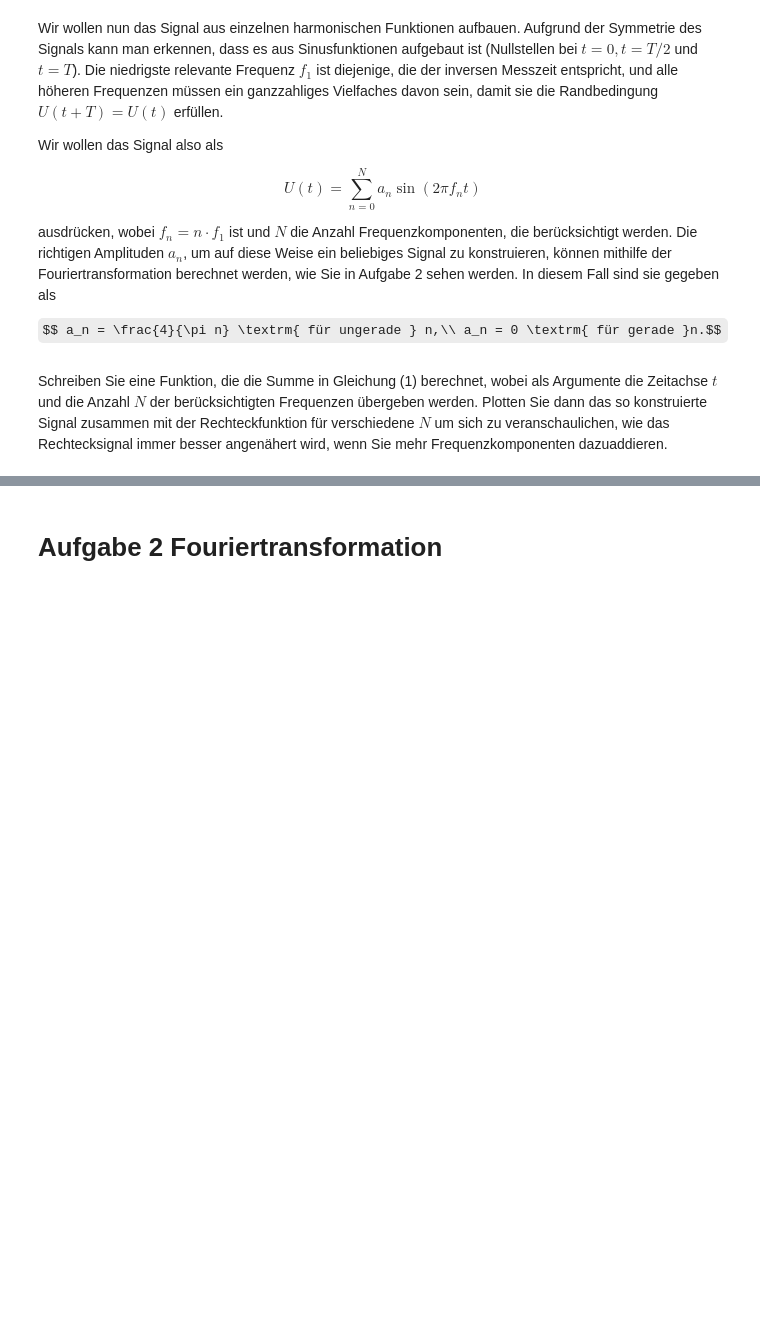
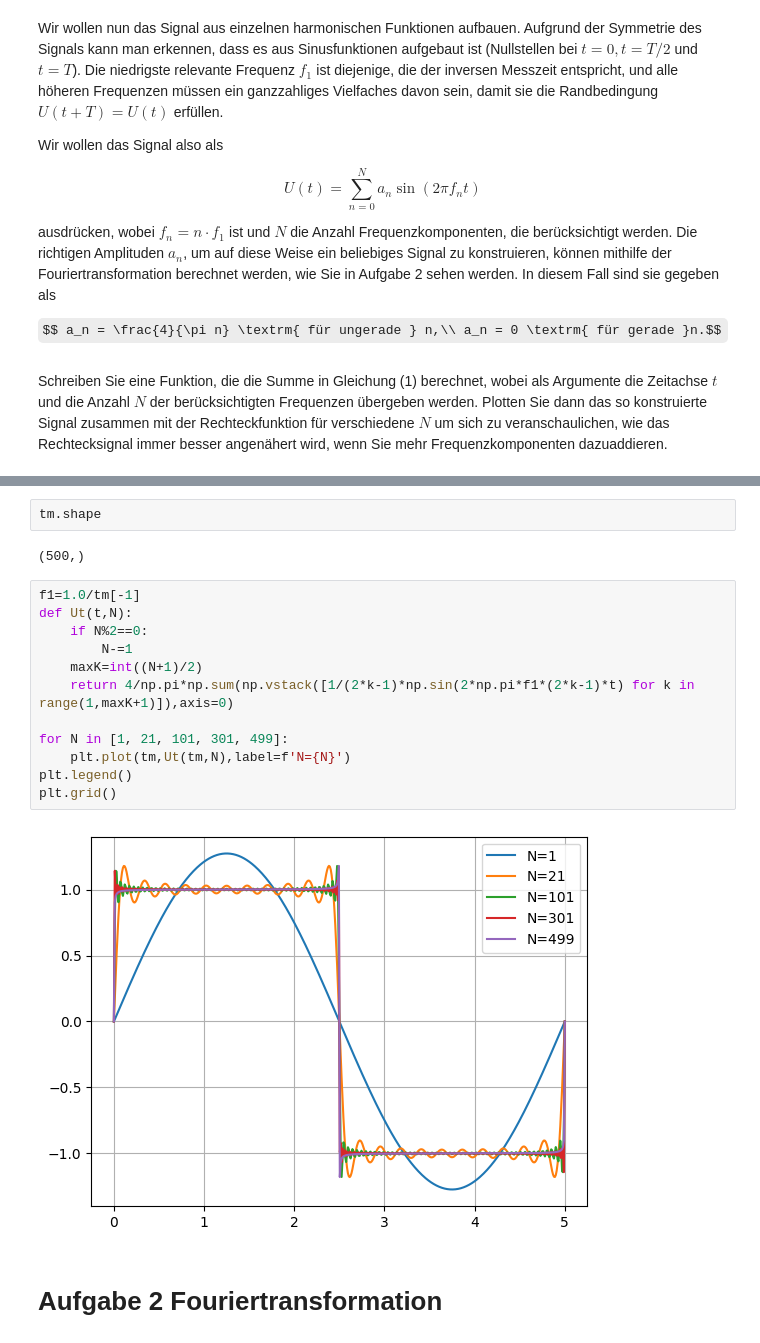
Before and after one commit to nundee/PatuAufgaben, a Jupyter notebook: Woche6/Aufgabenblatt _6.ipynb, the cells around one changed output, grey strips where cells are left out. Cells and saved outputs as stored; diff of their text form; some formulas as TeX source; blank space fills up the shorter version.

```diff
--- a/Woche6/Aufgabenblatt _6.ipynb
+++ b/Woche6/Aufgabenblatt _6.ipynb
@@ -45,3 +62,21 @@ Schreiben Sie eine Funktion, die die Summe in Gleichung (1) berechnet, wobei als
+# %%
+tm.shape
+# %% [output]
+(500,)
+# %%
+f1=1.0/tm[-1]
+def Ut(t,N):
+    if N%2==0:
+        N-=1
+    maxK=int((N+1)/2)
+    return 4/np.pi*np.sum(np.vstack([1/(2*k-1)*np.sin(2*np.pi*f1*(2*k-1)*t) for k in range(1,maxK+1)]),axis=0)
+
+for N in [1, 21, 101, 301, 499]:
+    plt.plot(tm,Ut(tm,N),label=f'N={N}')
+plt.legend()
+plt.grid()
+# %% [output]
+[figure, added]
 # %% [markdown]
 #  Aufgabe 2 Fouriertransformation
 # %% [markdown]
```
Also changed, not shown: parts of 6 cells of this notebook.
